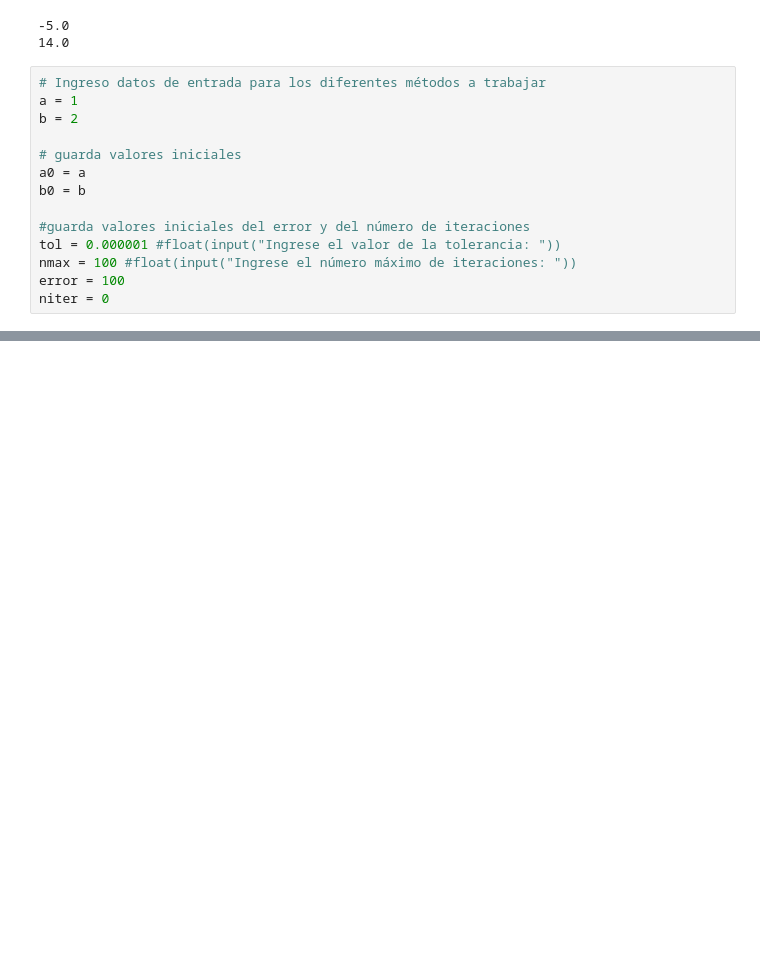
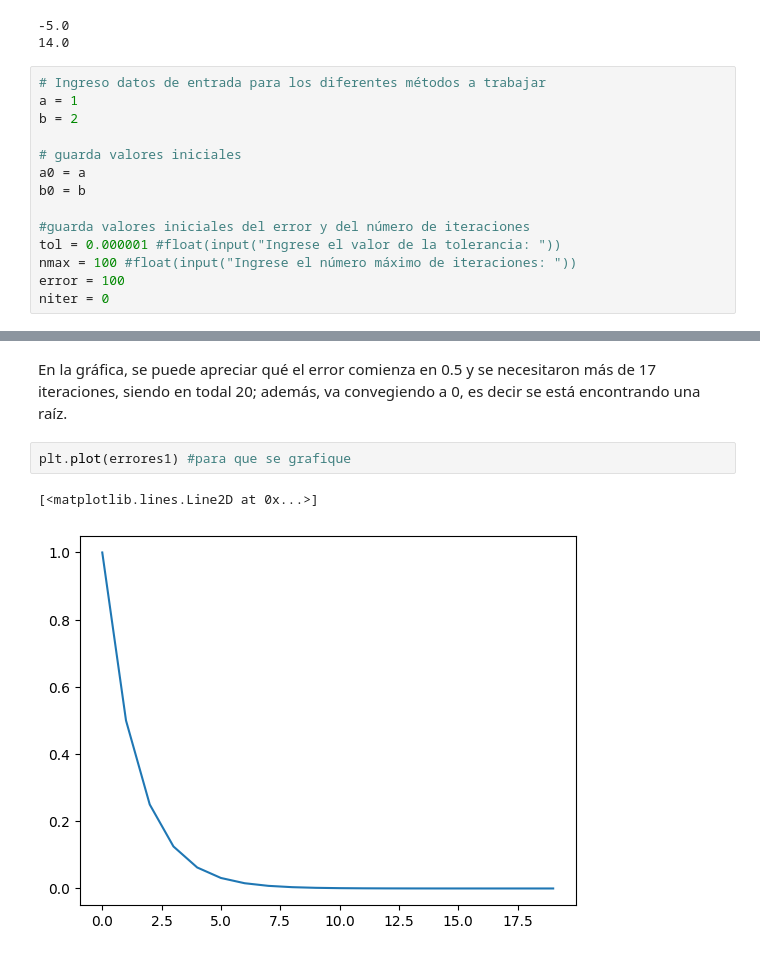
Before and after one commit to Ubaldo-Yareli/M-todos-numericos, a Jupyter notebook: Ecuaciones no lineales/Biseccion.ipynb, the cells around one changed output, grey strips where cells are left out. Cells and saved outputs as stored; diff of their text form; blank space fills up the shorter version.

```diff
--- a/Ecuaciones no lineales/Biseccion.ipynb
+++ b/Ecuaciones no lineales/Biseccion.ipynb
@@ -90,0 +128,7 @@ La raíz de la función dada en el intervalo [1.0000,2.0000] es 1.3652301
+# %% [markdown]
+En la gráfica, se puede apreciar qué el error comienza en 0.5 y se necesitaron más de 17 iteraciones, siendo en todal 20; además, va convegiendo a 0, es decir se está encontrando una raíz.
+# %%
+plt.plot(errores1) #para que se grafique
+# %% [output]
+[<matplotlib.lines.Line2D at 0x...>]
+[figure, added]
```
Also changed, not shown: parts of 4 cells of this notebook.
